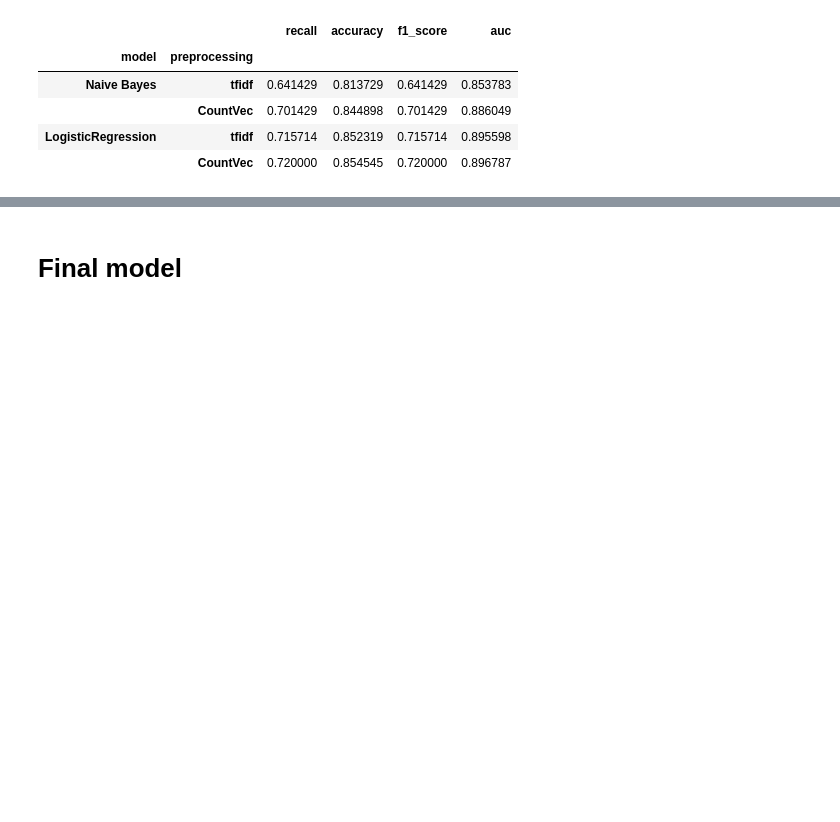
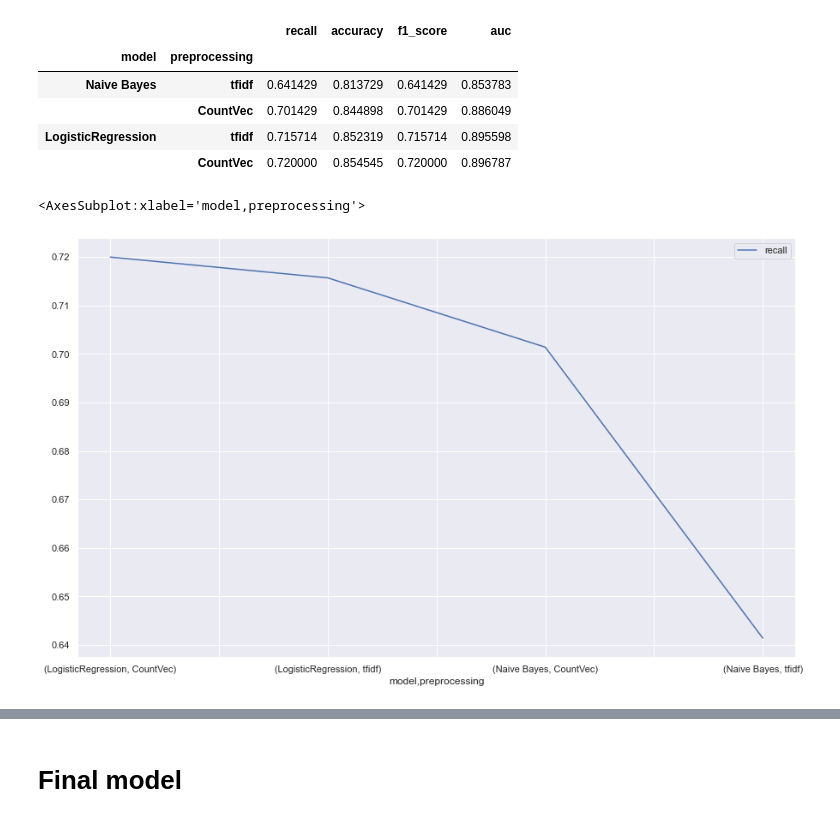
Before and after one commit to vserranoc/refactored-waddle, a Jupyter notebook: model/modelling.ipynb, the cells around one changed output, grey strips where cells are left out. Drawn from its saved outputs; the diff is of its cells as text; code cells hidden in the pictures; blank space fills up the shorter version.

```diff
--- a/model/modelling.ipynb
+++ b/model/modelling.ipynb
@@ -370,3 +371,8 @@ results_data.sort_values(by='auc')
 |  | CountVec | 0.701429 | 0.844898 | 0.701429 | 0.886049 |
 | LogisticRegression | tfidf | 0.715714 | 0.852319 | 0.715714 | 0.895598 |
 |  | CountVec | 0.720000 | 0.854545 | 0.720000 | 0.896787 |
+# %%
+results_data.plot(y='recall', kind='line')
+# %% [output]
+<AxesSubplot:xlabel='model,preprocessing'>
+[figure, added]
```
Also changed, not shown: parts of 6 cells of this notebook.
